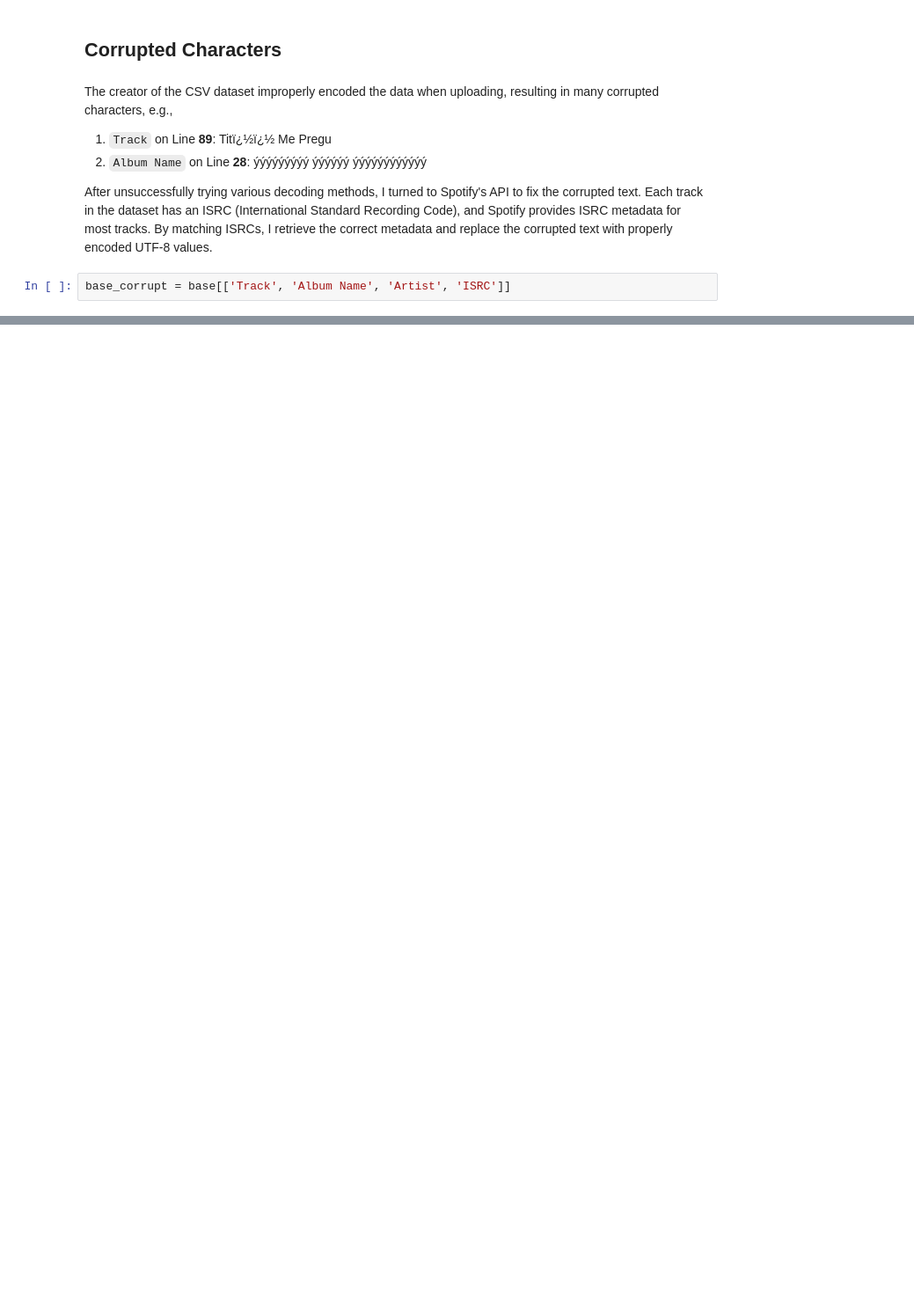
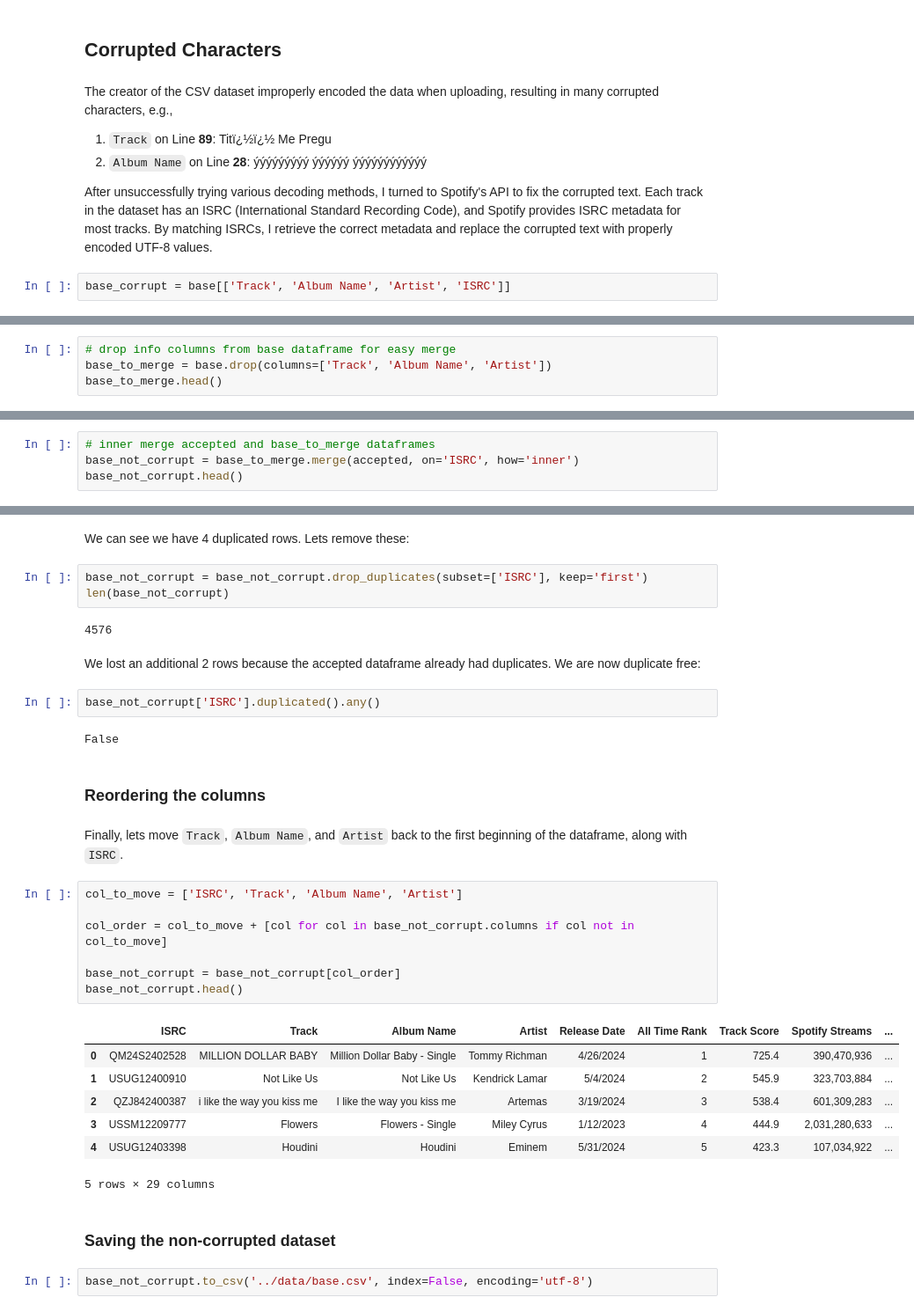
Before and after one commit to michael-van-vuuren/csci5612-workspace, a Jupyter notebook: notebooks/cleaning.ipynb, the cells around one changed output, grey strips where cells are left out. Shown at 88% size. Saved outputs shown, nothing was run; the diff lists cells and outputs as text; blank space fills up the shorter version.

```diff
--- a/notebooks/cleaning.ipynb
+++ b/notebooks/cleaning.ipynb
@@ -52,0 +211,4 @@ base_corrupt.head(10)
+# %%
+# drop info columns from base dataframe for easy merge
+base_to_merge = base.drop(columns=['Track', 'Album Name', 'Artist'])
+base_to_merge.head()
@@ -52,0 +229,4 @@ base_corrupt.head(10)
+# %%
+# inner merge accepted and base_to_merge dataframes
+base_not_corrupt = base_to_merge.merge(accepted, on='ISRC', how='inner')
+base_not_corrupt.head()
@@ -52,0 +260,36 @@ base_corrupt.head(10)
+# %% [markdown]
+We can see we have 4 duplicated rows. Lets remove these:
+# %%
+base_not_corrupt = base_not_corrupt.drop_duplicates(subset=['ISRC'], keep='first')
+len(base_not_corrupt)
+# %% [output]
+4576
+# %% [markdown]
+We lost an additional 2 rows because the accepted dataframe already had duplicates. We are now duplicate free:
+# %%
+base_not_corrupt['ISRC'].duplicated().any()
+# %% [output]
+False
+# %% [markdown]
+### Reordering the columns
+# %% [markdown]
+Finally, lets move `Track`, `Album Name`, and `Artist` back to the first beginning of the dataframe, along with `ISRC`.
+# %%
+col_to_move = ['ISRC', 'Track', 'Album Name', 'Artist']
+
+col_order = col_to_move + [col for col in base_not_corrupt.columns if col not in col_to_move]
+
+base_not_corrupt = base_not_corrupt[col_order]
+base_not_corrupt.head()
+# %% [output]
+|  | ISRC | Track | Album Name | Artist | Release Date | All Time Rank | Track Score | Spotify Streams | ... |
+| 0 | QM24S2402528 | MILLION DOLLAR BABY | Million Dollar Baby - Single | Tommy Richman | 4/26/2024 | 1 | 725.4 | 390,470,936 | ... |
+| 1 | USUG12400910 | Not Like Us | Not Like Us | Kendrick Lamar | 5/4/2024 | 2 | 545.9 | 323,703,884 | ... |
+| 2 | QZJ842400387 | i like the way you kiss me | I like the way you kiss me | Artemas | 3/19/2024 | 3 | 538.4 | 601,309,283 | ... |
+| 3 | USSM12209777 | Flowers | Flowers - Single | Miley Cyrus | 1/12/2023 | 4 | 444.9 | 2,031,280,633 | ... |
+| 4 | USUG12403398 | Houdini | Houdini | Eminem | 5/31/2024 | 5 | 423.3 | 107,034,922 | ... |
+5 rows × 29 columns
+# %% [markdown]
+### Saving the non-corrupted dataset
+# %%
+base_not_corrupt.to_csv('../data/base.csv', index=False, encoding='utf-8')
```
Also changed, not shown: parts of 21 cells of this notebook, 4 other files.
